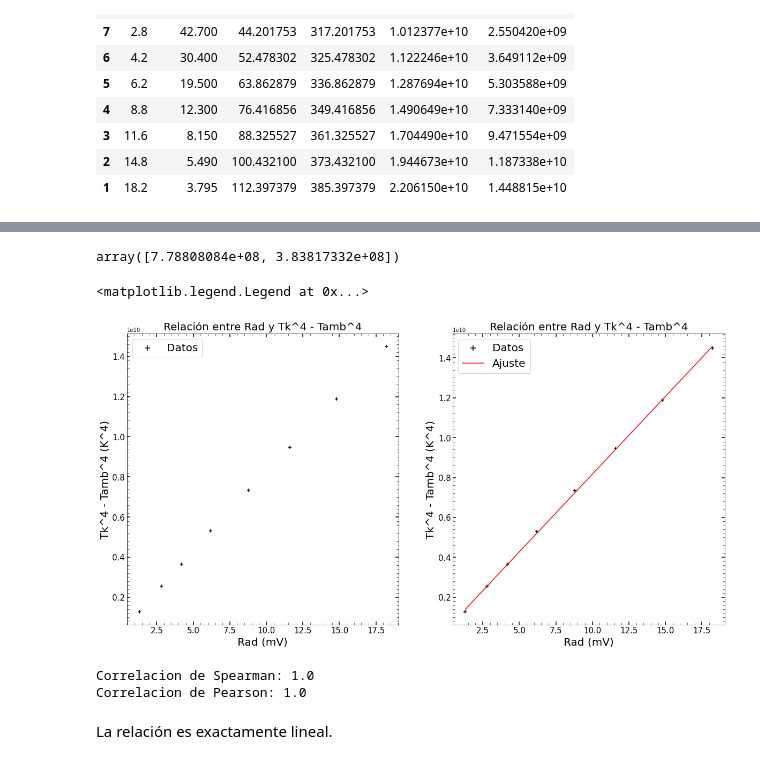
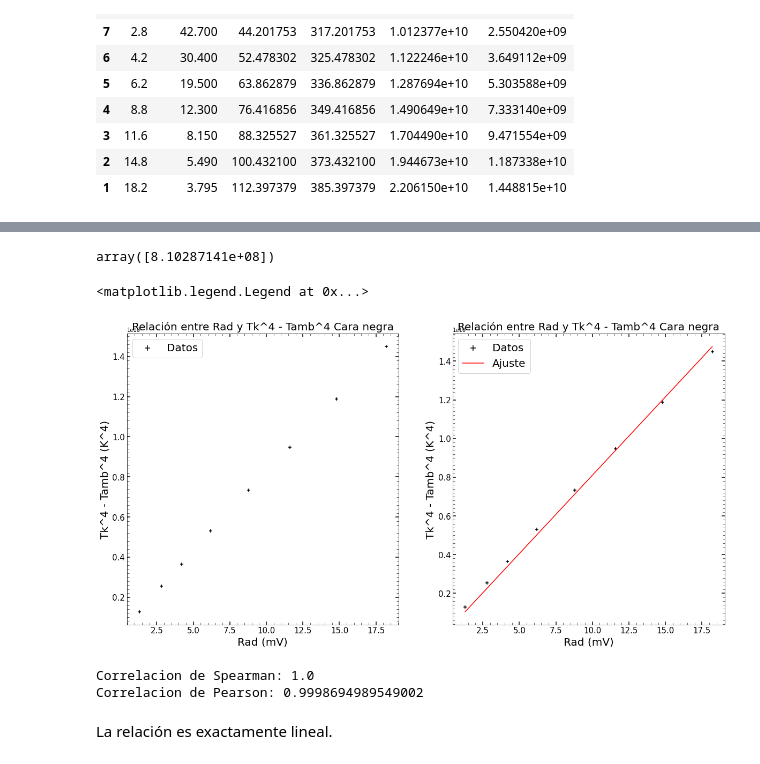
Before and after one commit to ojedarcelo/termocodigos, a Jupyter notebook: Lab5Termo/lab5.ipynb, the cells around one changed output, grey strips where cells are left out. Drawn from its saved outputs; the diff is of its cells as text; code cells hidden in the pictures.

```diff
--- a/Lab5Termo/lab5.ipynb
+++ b/Lab5Termo/lab5.ipynb
@@ -203,51 +209,54 @@ ax.legend(fontsize=20, markerscale=2)
 # %%
-ajuste_recta_cn = np.polyfit(datos_cara_negra['Rad'], datos_cara_negra['Tk^4 - Tamb^4'], 1)
-ajuste_recta_cn
+def ajuste_recta_cn(rad, S):
+    return S * rad
+
+ajuste_cn, _ = curve_fit(ajuste_recta_cn, datos_cara_negra['Rad'], datos_cara_negra['Tk^4 - Tamb^4'])
+ajuste_cn
 # %% [output]
-array([7.78808084e+08, 3.83817332e+08])
+array([8.10287141e+08])
 # %%
 def recta_cn(rad, ajuste):
-    return ajuste[0] * rad + ajuste[1]
+    return ajuste * rad
 # %%
 rad_linspace = np.linspace(min(datos_cara_negra['Rad']), max(datos_cara_negra['Rad']), 100)
 
 fig, (ax, ax2) = plt.subplots(1, 2, figsize=(20,10))
 ax.scatter(datos_cara_negra['Rad'], datos_cara_negra['Tk^4 - Tamb^4'], marker='+', color='black', s=30, label='Datos')
-ax.set_title('Relación entre Rad y Tk^4 - Tamb^4', fontsize=20)
+ax.set_title('Relación entre Rad y Tk^4 - Tamb^4 Cara negra', fontsize=20)
 ax.set_xlabel('Rad (mV)', fontsize=20)
 ax.set_ylabel('Tk^4 - Tamb^4 (K^4)', fontsize=20)
 ax.tick_params(axis='both', labelsize=15, direction='in', right=True, top=True,
               length=6, width=1.5, grid_color='black', grid_alpha=1)
 
 ax.xaxis.set_minor_locator(MultipleLocator(0.5))
 ax.yaxis.set_minor_locator(MultipleLocator(200000000))
 ax.tick_params(which='minor', length=4, color='black', direction='in', top=True, right=True)
 ax.legend(fontsize=20, markerscale=2)
 
 ax2.scatter(datos_cara_negra['Rad'], datos_cara_negra['Tk^4 - Tamb^4'], marker='+', color='black', s=30, label='Datos')
-ax2.plot(rad_linspace, recta_cn(rad_linspace, ajuste_recta_cn),c='red', label='Ajuste')
-ax2.set_title('Relación entre Rad y Tk^4 - Tamb^4', fontsize=20)
+ax2.plot(rad_linspace, recta_cn(rad_linspace, ajuste_cn),c='red', label='Ajuste')
+ax2.set_title('Relación entre Rad y Tk^4 - Tamb^4 Cara negra', fontsize=20)
 ax2.set_xlabel('Rad (mV)', fontsize=20)
 ax2.set_ylabel('Tk^4 - Tamb^4 (K^4)', fontsize=20)
 ax2.tick_params(axis='both', labelsize=15, direction='in', right=True, top=True,
               length=6, width=1.5, grid_color='black', grid_alpha=1)
 
 ax2.xaxis.set_minor_locator(MultipleLocator(0.5))
 ax2.yaxis.set_minor_locator(MultipleLocator(200000000))
 ax2.tick_params(which='minor', length=4, color='black', direction='in', top=True, right=True)
 ax2.legend(fontsize=20, markerscale=2)
 # %% [output]
 <matplotlib.legend.Legend at 0x...>
-[figure, old version]
+[figure, new version]
 # %%
-spear1 = stats.spearmanr(datos_cara_negra['Rad'], recta_cn(datos_cara_negra['Rad'], ajuste_recta_cn))[0]
-pear1 = stats.pearsonr(datos_cara_negra['Rad'], recta_cn(datos_cara_negra['Rad'], ajuste_recta_cn))[0]
+spear1 = stats.spearmanr(datos_cara_negra['Tk^4 - Tamb^4'], recta_cn(datos_cara_negra['Rad'], ajuste_cn))[0]
+pear1 = stats.pearsonr(datos_cara_negra['Tk^4 - Tamb^4'], recta_cn(datos_cara_negra['Rad'], ajuste_cn))[0]
 print("Correlacion de Spearman: {} \nCorrelacion de Pearson: {}".format(
     spear1, pear1
 ))
 # %% [output]
 Correlacion de Spearman: 1.0
-Correlacion de Pearson: 1.0
+Correlacion de Pearson: 0.9998694989549002
 # %% [markdown]
 La relación es exactamente lineal.
 # %% [markdown]
```
Also changed, not shown: parts of 10 cells of this notebook, 1 other file.
